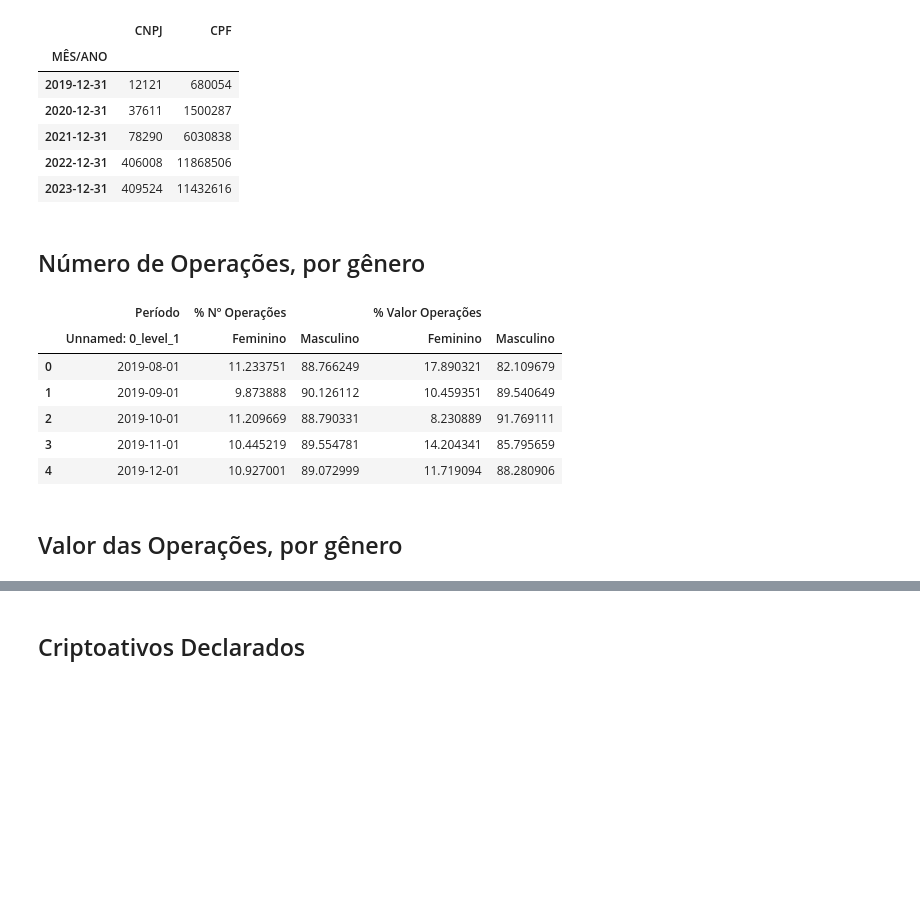
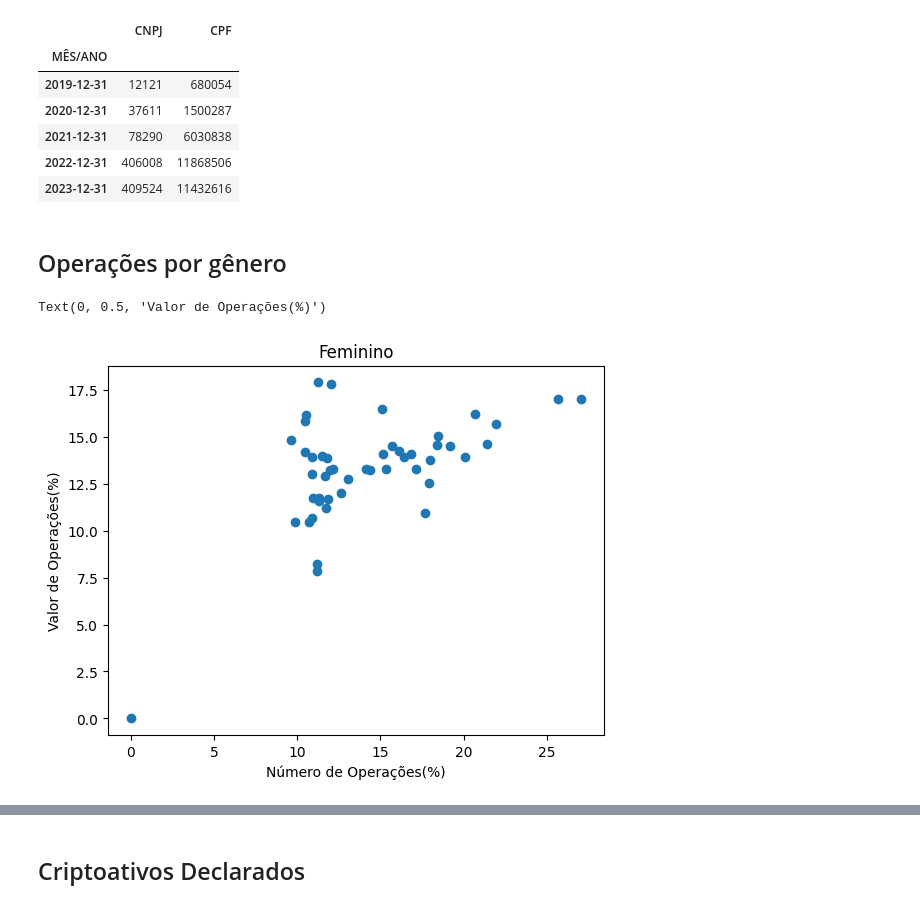
Before and after one commit to thamiresfalbo/tcc-estacio, a Jupyter notebook: notebook/main.ipynb, the cells around one changed output, grey strips where cells are left out. Drawn from its saved outputs; the diff is of its cells as text; code cells hidden in the pictures; blank space fills up the shorter version.

```diff
--- a/notebook/main.ipynb
+++ b/notebook/main.ipynb
@@ -1,15 +1,15 @@
 # %% [markdown]
 # Análise de Dados Abertos
 # %%
+import pandas as pd
 import numpy as np
-import pandas as pd
 from babel.numbers import format_compact_currency
 import matplotlib.pyplot as plt
 import locale
 import tabulate
 
 locale.setlocale(locale.LC_ALL, "pt_BR")
-plt.style.use("grayscale")
+plt.style.use("default")
 excelsheet = "../data/criptoativos_dados_abertos_07082023.xls"
 
 # Carrega a planilha excel
@@ -98,17 +99,4 @@ df2_new
 | 2022-12-31 | 406008 | 11868506 |
 | 2023-12-31 | 409524 | 11432616 |
 # %% [markdown]
-## Número de Operações, por gênero
+## Operações por gênero
-# %%
-# Renderiza Relatório3, parte 1
-df3.head()
-# %% [output]
-|  | Período | % Nº Operações |  | % Valor Operações |  |
-|  | Unnamed: 0_level_1 | Feminino | Masculino | Feminino | Masculino |
-| 0 | 2019-08-01 | 11.233751 | 88.766249 | 17.890321 | 82.109679 |
-| 1 | 2019-09-01 | 9.873888 | 90.126112 | 10.459351 | 89.540649 |
-| 2 | 2019-10-01 | 11.209669 | 88.790331 | 8.230889 | 91.769111 |
-| 3 | 2019-11-01 | 10.445219 | 89.554781 | 14.204341 | 85.795659 |
-| 4 | 2019-12-01 | 10.927001 | 89.072999 | 11.719094 | 88.280906 |
-# %% [markdown]
-## Valor das Operações, por gênero
@@ -116,0 +103,11 @@ df3.head()
+# %%
+# Renderiza Relatório3, parte 1
+# Não vai ser possível unir os dados, já que são porcentagens!
+# df3.info()
+plt.scatter(df3["% Nº Operações",'Feminino'],df3['% Valor Operações', 'Feminino'])
+plt.title('Feminino')
+plt.xlabel("Número de Operações(%)")
+plt.ylabel("Valor de Operações(%)")
+# %% [output]
+Text(0, 0.5, 'Valor de Operações(%)')
+[figure, added]
```
Also changed, not shown: parts of 4 cells of this notebook, 1 other file.
